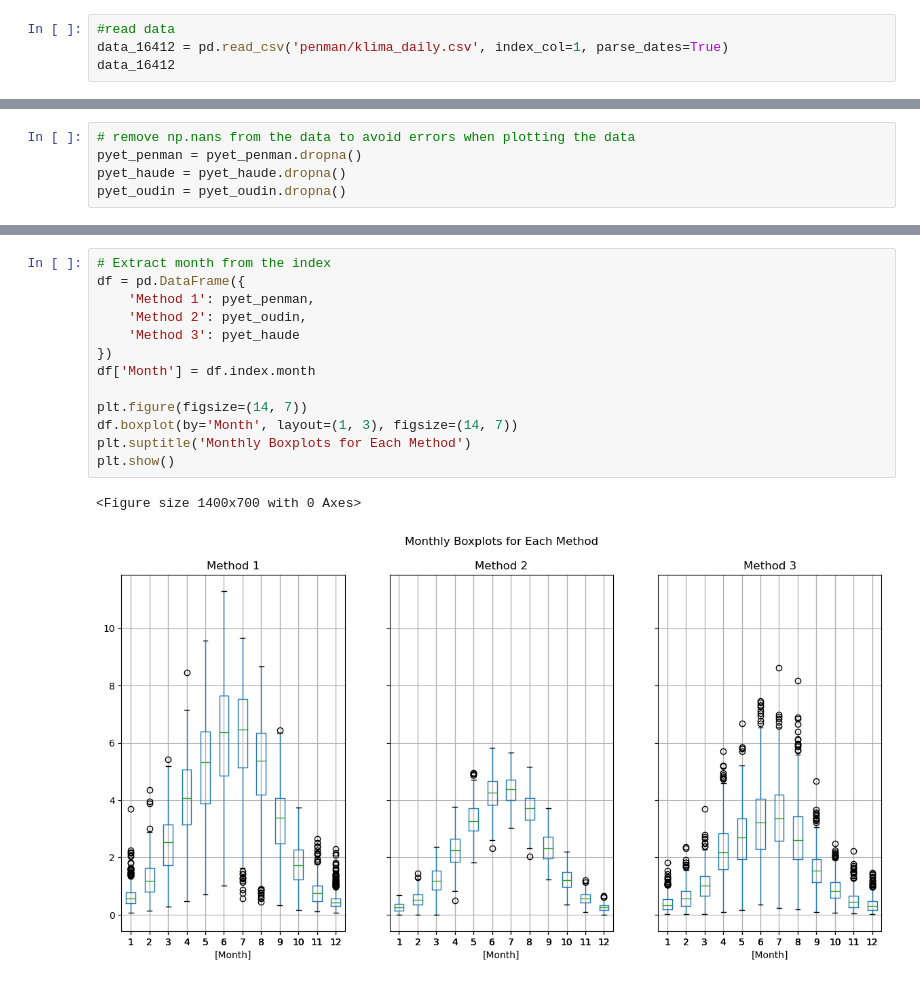
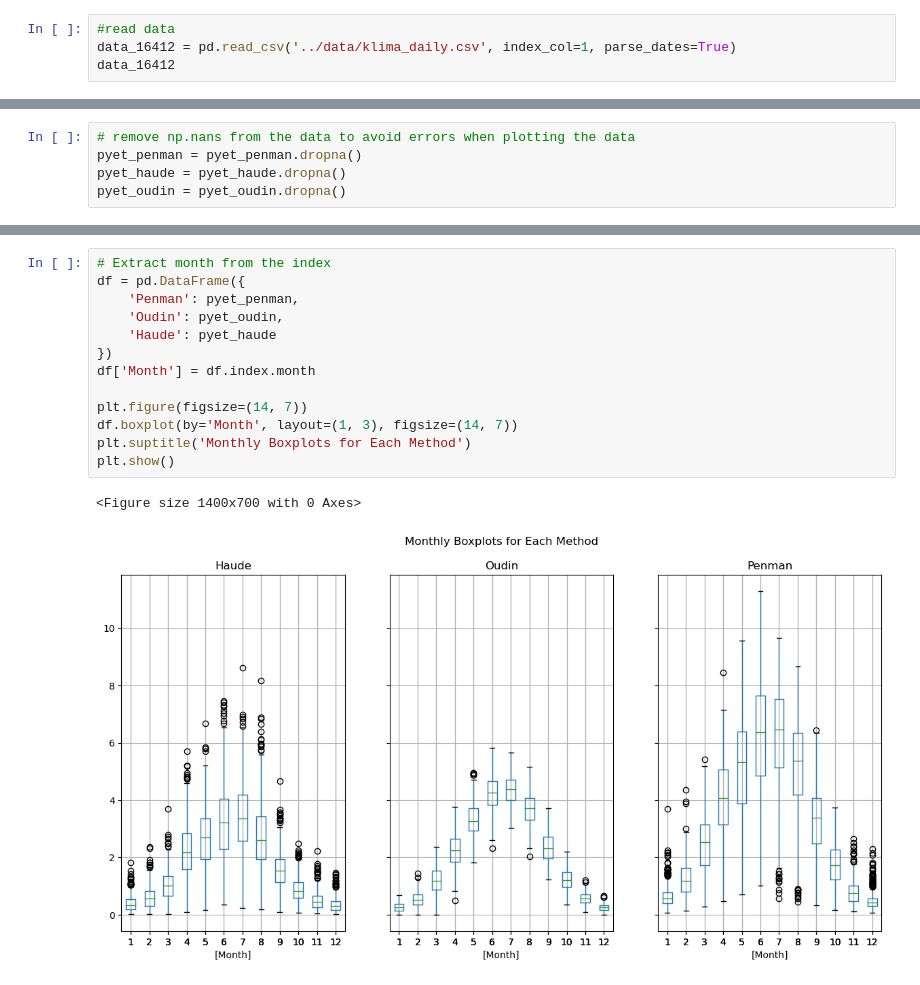
Before and after one commit to matthias1996/evap_py, a Jupyter notebook: notebooks/pyet_3m.ipynb, the cells around one changed output, grey strips where cells are left out. Drawn from its saved outputs; the diff is of its cells as text.

```diff
--- a/notebooks/pyet_3m.ipynb
+++ b/notebooks/pyet_3m.ipynb
@@ -5,7 +5,7 @@ import matplotlib.pyplot as plt
 import pyet as pyet
 # %%
 #read data
-data_16412 = pd.read_csv('penman/klima_daily.csv', index_col=1, parse_dates=True)
+data_16412 = pd.read_csv('../data/klima_daily.csv', index_col=1, parse_dates=True)
 data_16412
 # %% [output]
 |  | station | strahl | rel | t | tmax | tmin | vv |
@@ -107,19 +107,19 @@ plt.show()
 # %%
 # Extract month from the index
 df = pd.DataFrame({
-    'Method 1': pyet_penman,
-    'Method 2': pyet_oudin,
-    'Method 3': pyet_haude
+    'Penman': pyet_penman,
+    'Oudin': pyet_oudin,
+    'Haude': pyet_haude
 })
 df['Month'] = df.index.month
 
 plt.figure(figsize=(14, 7))
 df.boxplot(by='Month', layout=(1, 3), figsize=(14, 7))
 plt.suptitle('Monthly Boxplots for Each Method')
 plt.show()
 # %% [output]
 <Figure size 1400x700 with 0 Axes>
-[figure, old version]
+[figure, new version]
 # %%
 # Calculate rolling standard deviation with a window size (e.g., 30 days)
 rolling_std_1 = pyet_penman.rolling(window=30).std()
```
Also changed, not shown: parts of 2 cells of this notebook, 4 other files.
